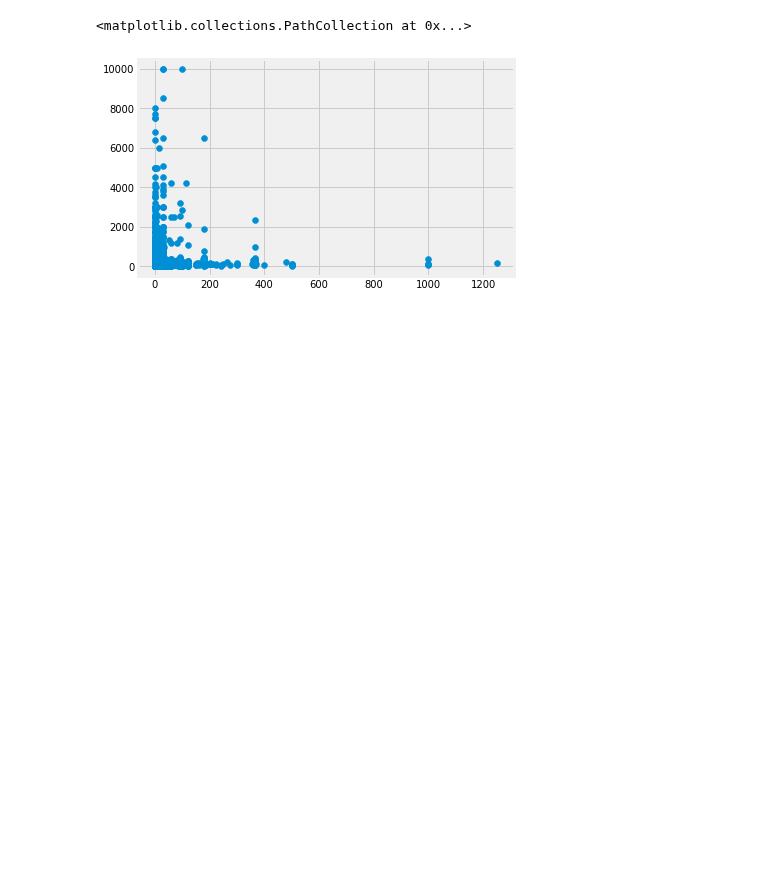
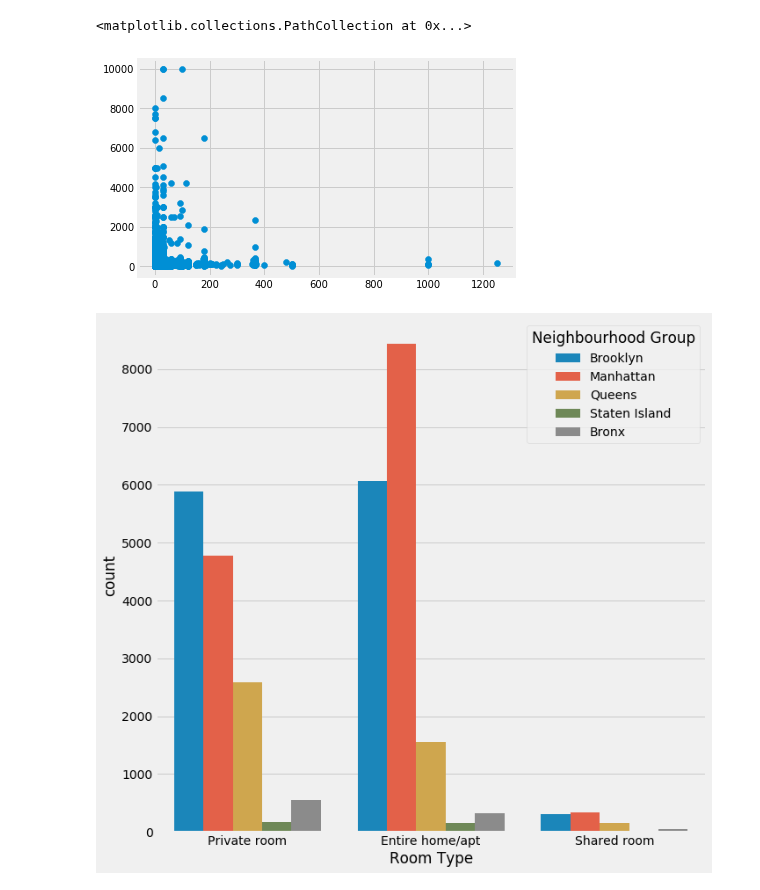
Before and after one commit to hayden4davey/Project1-Group2, a Jupyter notebook: shao data exploring.ipynb, the cells around one changed output. Saved outputs shown, nothing was run; the diff lists cells and outputs as text; code cells hidden in the pictures; blank space fills up the shorter version.

```diff
--- a/shao data exploring.ipynb
+++ b/shao data exploring.ipynb
@@ -203,3 +216,8 @@ plt.scatter(data['Minimum Nights'], data['Price'])
 # %% [output]
 <matplotlib.collections.PathCollection at 0x...>
 [figure]
+# %%
+plt.figure(figsize=(10,10))
+df1 = sns.countplot(file['Room Type'],hue=file['Neighbourhood Group'])
+# %% [output]
+[figure, added]
```
Also changed, not shown: parts of 7 cells of this notebook.
